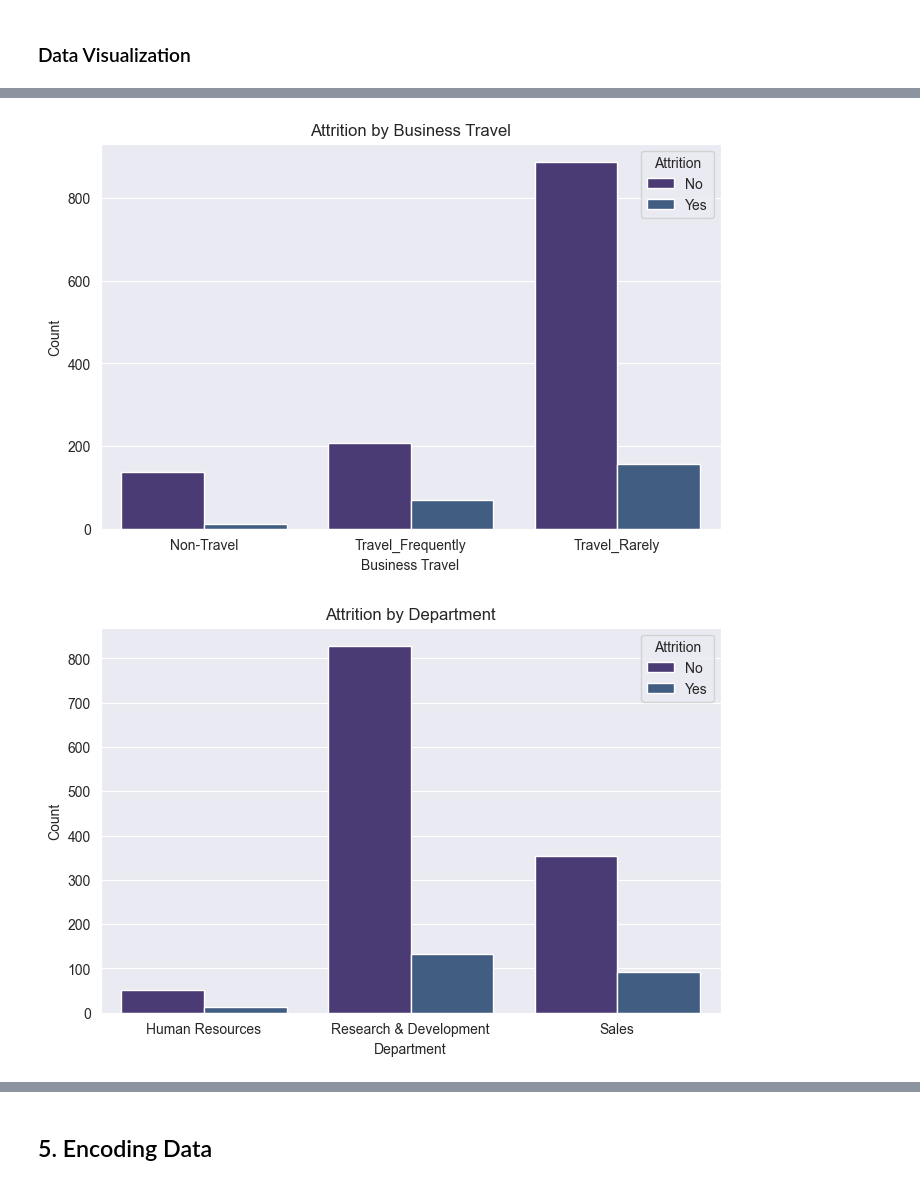
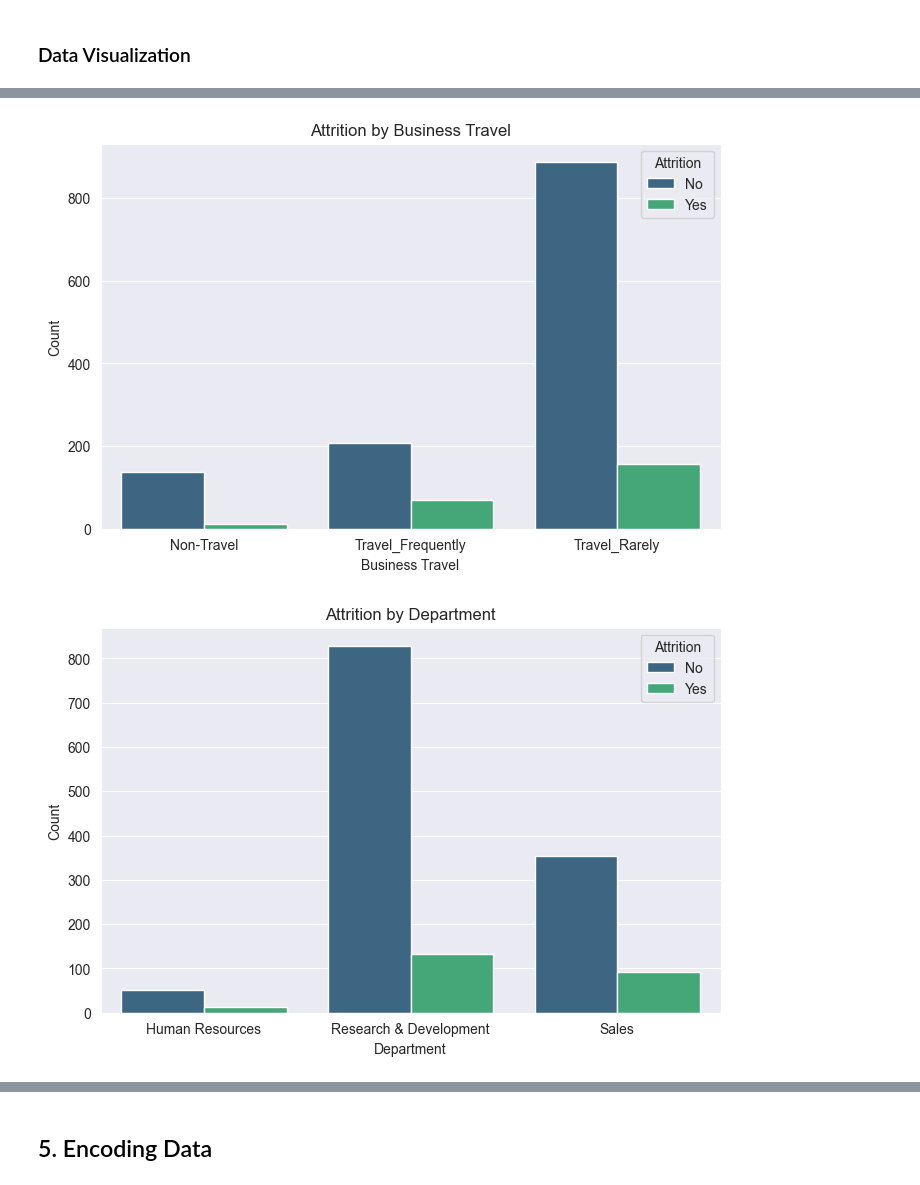
Before and after one commit to m-bermudez/ISM6251-ML-Project, a Jupyter notebook: Group Project.ipynb, the cells around one changed output, grey strips where cells are left out. Saved outputs shown, nothing was run; the diff lists cells and outputs as text; code cells hidden in the pictures.

```diff
--- a/Group Project.ipynb
+++ b/Group Project.ipynb
@@ -103,4 +103,4 @@ dtype: int64
 # %% [markdown]
 ### Data Visualization
 # %%
-sns.set_palette("viridis")
+sns.color_palette(palette='viridis')
@@ -125,20 +132,20 @@ plt.show()
 # %%
 plt.figure(figsize=(8, 5))
-sns.countplot(data=df, x='BusinessTravel', hue='Attrition')
+sns.countplot(data=df, x='BusinessTravel', palette='viridis', hue='Attrition', legend=True)
 plt.title('Attrition by Business Travel')
 plt.xlabel('Business Travel')
 plt.ylabel('Count')
 plt.show()
 # %% [output]
-[figure, old version]
+[figure, new version]
 # %%
 plt.figure(figsize=(8, 5))
-sns.countplot(data=df, x='Department', hue='Attrition')
+sns.countplot(data=df, x='Department', palette='viridis', hue='Attrition', legend=True)
 plt.title('Attrition by Department')
 plt.xlabel('Department')
 plt.ylabel('Count')
 plt.show()
 # %% [output]
-[figure, old version]
+[figure, new version]
 # %%
 plt.figure(figsize=(8, 5))
```
Also changed, not shown: parts of 17 cells of this notebook.
